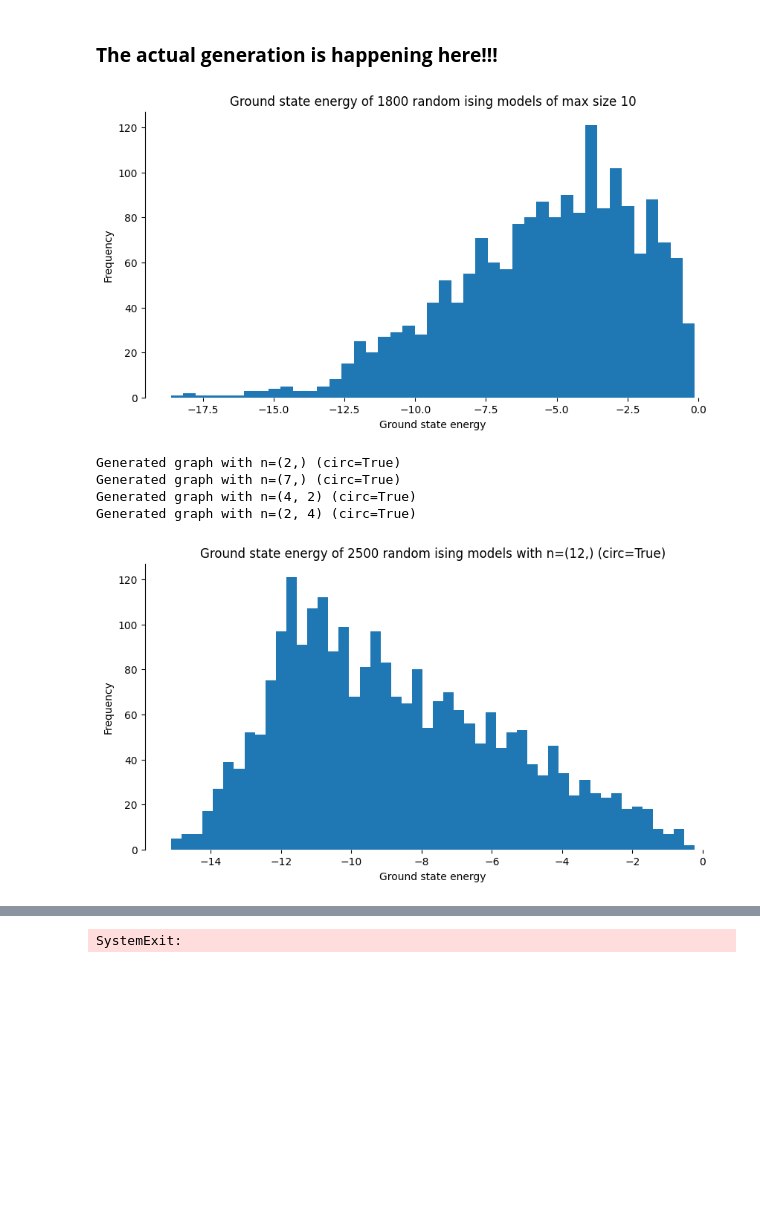
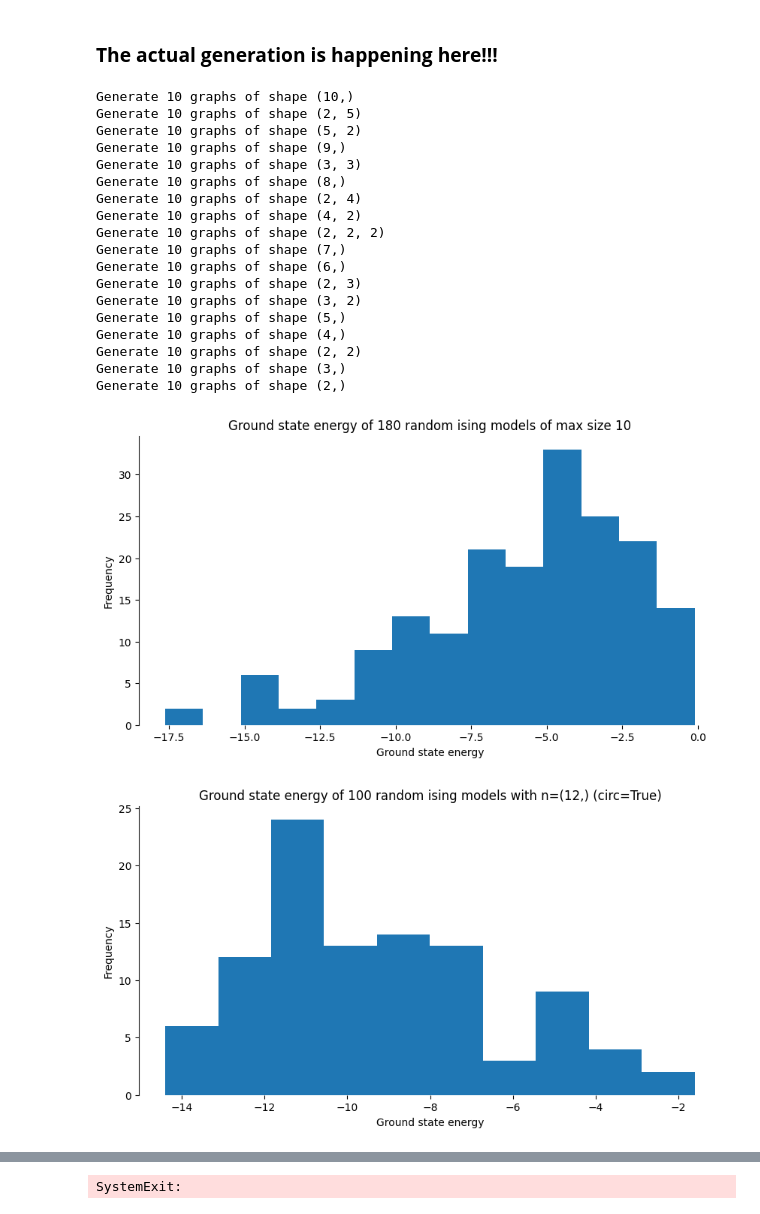
Before and after one commit to gerardPlanella/QGNN, a Jupyter notebook: dataset generation.ipynb, the cells around one changed output, grey strips where cells are left out. Drawn from its saved outputs; the diff is of its cells as text; code cells hidden in the pictures; blank space fills up the shorter version.

```diff
--- a/dataset generation.ipynb
+++ b/dataset generation.ipynb
@@ -412,7 +412,7 @@ def parse_hamiltonian(hamiltonian, sparse=False, scaling=1, buffer=None, max_buf
 
         if chunk_matrix is None:
             chunk_matrix = calculate_chunk_matrix(chunk, sparse=sparse, scaling = scaling * weight)
-        else:
+        elif scaling * weight != 1:
             chunk_matrix = scaling * weight * chunk_matrix
 
         # Add the chunk to the Hamiltonian
@@ -552,7 +548,7 @@ array([1., 1., 1., 1., 1., 1., 1., 1., 1., 1.])
 ## nk.operator.Ising
 # %%
 # Generate random ising hamiltonians
-def random_ising_nk(N: int, graph: nk.graph.Graph):
+def random_ising_nk(N: int, graph: nk.graph.Grid):
     J = np.random.uniform(-1, 1, size=N) # Coupling constant
     g = np.random.uniform(-1, 1, size=N) # Transverse field
     n = graph.n_nodes
@@ -575,7 +571,7 @@ def random_ising_nk(N: int, graph: nk.graph.Graph):
         # convert to triu list
         J_i = J_i[np.triu_indices(n, k=1)]
 
-        hamiltonians.append((ising, {"J": J_i, "h": h, "g": g[i]*n_ones}))
+        hamiltonians.append((ising, graph.extent, {"J": J_i, "h": h, "g": g[i]*n_ones}))
     return hamiltonians
 
 # Generate a random ising hamiltonian
@@ -731,7 +727,7 @@ def generate_dataset(hamiltonians, data_path=None, progress=True, extend_if_exis
     data = []
     for i in tq(range(len(hamiltonians)), desc='Generating data set', disable=not progress):
         # get Hamiltonian
-        H, hyperparameters = hamiltonians[i]
+        H, grid_extent, hyperparameters = hamiltonians[i]
         # get ground state energy and state
         ground_state_energy, ground_state = diagonalize(H)
         # calculate reduced density matrix for each node and each edge
@@ -750,7 +746,7 @@ def generate_dataset(hamiltonians, data_path=None, progress=True, extend_if_exis
         # Create a PyTorch Geometric Data object
         n = len(node_rdms)
         edge_index = torch.triu_indices(n, n, offset=1)
-        datum = Data(x_nodes=local_field_strength, x_edges=J, edge_index=edge_index, y_node_rdms=node_rdms, y_edge_rdms=edge_rdms, y_energy=ground_state_energy)
+        datum = Data(x_nodes=local_field_strength, x_edges=J, edge_index=edge_index, y_node_rdms=node_rdms, y_edge_rdms=edge_rdms, y_energy=ground_state_energy, grid_extent=grid_extent)
 
         data.append(datum)
 
@@ -765,59 +761,51 @@ def generate_dataset(hamiltonians, data_path=None, progress=True, extend_if_exis
 # %%
 clear_output()
 # Complex dataset generate
-N = 100
+N = 10
 max_qubits = 10
 # Generate lattice dimensions
 dims_1d = [n for n in itertools.product(range(2,25))]
 dims_2d = [n for n in itertools.product(range(2,13), repeat=2)]
 dims_3d = [n for n in itertools.product(range(2,7), repeat=3)]
 dims = dims_1d + dims_2d + dims_3d
 # filter with np.prod(n) <= max_qubits
 dims = [n for n in dims if np.prod(n) <= max_qubits]
 # sort by number of qubits, slowest first
 dims = sorted(dims, key=lambda x: np.prod(x), reverse=True)
 
 # generate abstract hamiltonians
 hamiltonians = []
 for n in dims:
-    # print(f"Generate {N} graphs of shape {n}")
+    print(f"Generate {N} graphs of shape {n}")
     graph = nk.graph.Grid(n, pbc=True)
     hamiltonians += random_ising_nk(N, graph)
     # hamiltonians += random_ising_own(N, graph)
 
 N_total = N * len(dims)
-data = generate_dataset(hamiltonians, data_path=f'data/nk_{N_total}_{max_qubits}', extend_if_exists=False)
+data = generate_dataset(hamiltonians, data_path=f'data/nk_{N_total}_{max_qubits}', extend_if_exists=True)
 
 # Plot
 _ = hist([d['y_energy'] for d in data], xlabel="Ground state energy", title=f"Ground state energy of {len(data)} random ising models of max size {max_qubits}")
 # %% [output]
+Generate 10 graphs of shape (10,)
+Generate 10 graphs of shape (2, 5)
+Generate 10 graphs of shape (5, 2)
+Generate 10 graphs of shape (9,)
+Generate 10 graphs of shape (3, 3)
+Generate 10 graphs of shape (8,)
+Generate 10 graphs of shape (2, 4)
+Generate 10 graphs of shape (4, 2)
+Generate 10 graphs of shape (2, 2, 2)
+Generate 10 graphs of shape (7,)
+Generate 10 graphs of shape (6,)
+Generate 10 graphs of shape (2, 3)
+Generate 10 graphs of shape (3, 2)
+Generate 10 graphs of shape (5,)
+Generate 10 graphs of shape (4,)
+Generate 10 graphs of shape (2, 2)
+Generate 10 graphs of shape (3,)
+Generate 10 graphs of shape (2,)
-[figure, old version]
+[figure, new version]
-# %%
-# Complex dataset generation
-circular = True # Whether to use periodic boundaries
-# Create dataset with random system sizes of random dimensions (n,), (n,m), (n,m,o). Set ratio of dimensions with array dim_ratios and make dataset of size N.
-dim_ratios = [0.55, 0.4, 0.05]
-max_vals = [8, 5, 4]
-# rations = [(n,), (n,m), (n,m,o)] where n,m,o are random integers between 2 and 8
-assert sum(dim_ratios) == 1
-N = 5
-# Generate
-data = []
-for num_dims, ratio in enumerate(dim_ratios, start=1):
-    _N = int(N * ratio)
-    for _ in range(_N):
-        n = tuple(np.random.randint(2, max_vals[num_dims - 1], size=num_dims))
-        graph = nk.graph.Grid(n, pbc=circular)
-        data.append(generate_dataset(random_ising_nk(1, graph), progress=False)[0])
-        print(f"Generated graph with n={n} (circ={circular})")
-
-# # Plot
-# #_ = hist(data['energy'], xlabel="Ground state energy", title=f"Ground state energy of {len(data)} random ising models with n={n} (circ={circular})")
-# %% [output]
-Generated graph with n=(2,) (circ=True)
-Generated graph with n=(7,) (circ=True)
-Generated graph with n=(4, 2) (circ=True)
-Generated graph with n=(2, 4) (circ=True)
 # %%
 clear_output()
 n = (12,) # System size
@@ -835,7 +823,7 @@ data = generate_dataset(random_ising_nk(N, graph), data_path=f'data/nk_{n}_{circ
 # Plot
 _ = hist([d['y_energy'] for d in data], xlabel="Ground state energy", title=f"Ground state energy of {len(data)} random ising models with n={n} (circ={circular})")
 # %% [output]
-[figure, old version]
+[figure, new version]
 # %%
 clear_output()
 n = (12,) # System size
```
Also changed, not shown: parts of 11 cells of this notebook.
